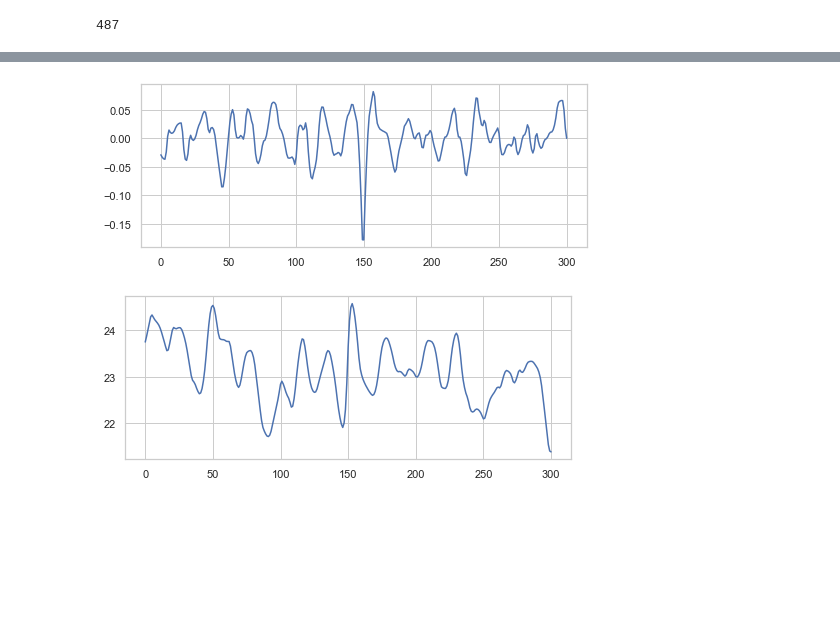
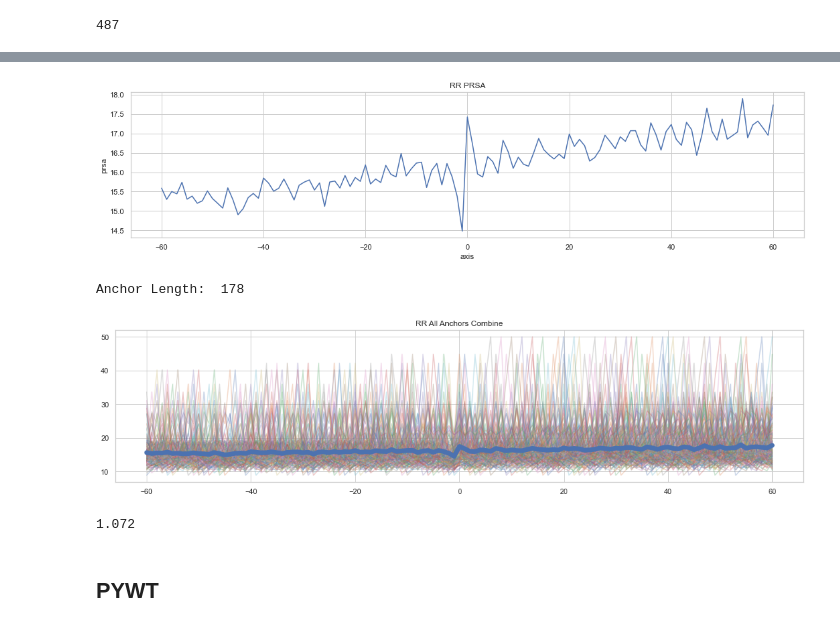
Before and after one commit to HansenBurger/ExtubeWeanPrediction, a Jupyter notebook: prsa.ipynb, the cells around one changed output, grey strips where cells are left out. Drawn from its saved outputs; the diff is of its cells as text; code cells hidden in the pictures; blank space fills up the shorter version.

```diff
--- a/prsa.ipynb
+++ b/prsa.ipynb
@@ -95,3 +141,0 @@ plt.show()
-# %%
-v_prsa = np.array([np.mean(i) for i in np.array(v_s_l).T])
-df_prsa = pd.DataFrame({'time':x_axis, 'value':v_prsa})
@@ -108,13 +142,49 @@ round(ac_conv.item(), 4)
+# %%
+from matplotlib import pyplot as plt
+print()
+pl_P.lineplot('axis', 'prsa', df_prsa, '{0} PRSA'.format(ind_sel.upper()))
+plt.figure(figsize=(15,4))
+print('Anchor Length: ', len(anchor_s))
+for i in anchor_s:
+    plt.plot(arr_axis,i,alpha=0.3)
+plt.plot(arr_axis, arr_prsa, c='b', label='y1',linewidth=7.0)
+plt.title('{0} All Anchors Combine'.format(ind_sel.upper()))
+plt.tight_layout()
+plt.show()
+# %% [output]
+[figure, added]
+Anchor Length:  178
+[figure, added]
+# %%
+def WaveletsAna(prsa_d,s):
+
+    def __WtJudge( val):
+        if val >= -1 and val < 0:
+            para = -1 / 2
+        elif val >= 0 and val < 1:
+            para = 1 / 2
+        else:
+            para = 0
+        return para
+
+    df = prsa_d.copy()
+    axis_s = np.linspace(-s, s, 2 * s, endpoint=False)
+    prsa_s = df[df.axis.isin(axis_s)].prsa
+    para_s = np.array([__WtJudge(i / s) for i in axis_s])
+    value = np.sum(prsa_s * para_s / s)
+    return round(value,3)
+WaveletsAna(df_prsa, 2)
+# %% [output]
+1.072
+# %% [markdown]
+## PYWT
 # %%
-import pywt
-cA, cD = pywt.dwt(df_prsa.value, 'haar')
-plt.figure(figsize=(8,3))
-plt.plot(cD)
-plt.show()
-wave = pywt.idwt(cA, cD, wavelet='haar')
-plt.figure(figsize=(8,3))
-plt.plot(cA)
-plt.show()
+# import pywt
+# cA, cD = pywt.dwt(df_prsa.value, 'haar')
+# plt.figure(figsize=(8,3))
+# plt.plot(cD)
+# plt.show()
+# wave = pywt.idwt(cA, cD, wavelet='haar')
+# plt.figure(figsize=(8,3))
+# plt.plot(cA)
+# plt.show()
-# %% [output]
-[figure, removed]
-[figure, removed]
```
Also changed, not shown: parts of 15 cells of this notebook, 14 other files.
